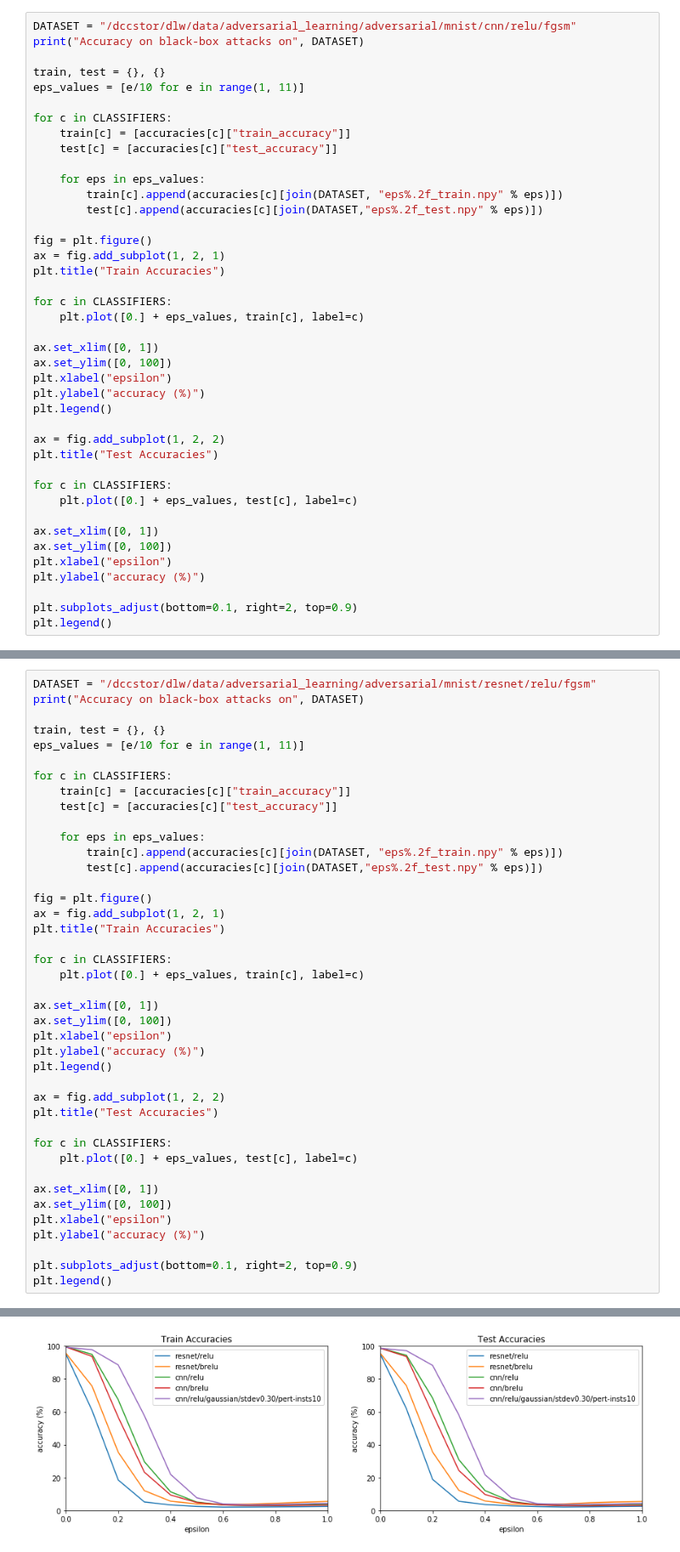
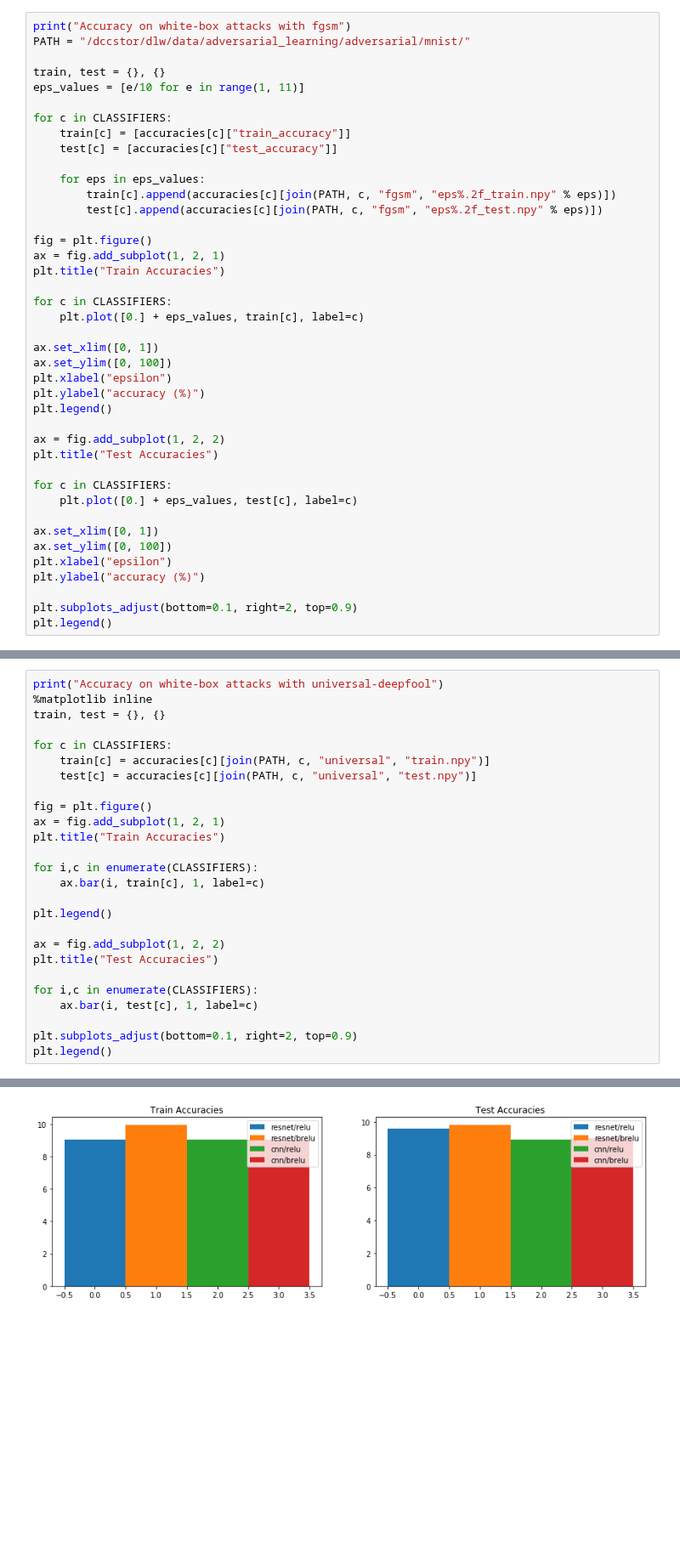
Before and after one commit to Trusted-AI/adversarial-robustness-toolbox, a Jupyter notebook: notebooks/white-box-results.ipynb, the cells around one changed output, grey strips where cells are left out. Shown at 85% size. Drawn from its saved outputs; the diff is of its cells as text; blank space fills up the shorter version.

Commit message:
restore white-box old version

```diff
--- a/notebooks/white-box-results.ipynb
+++ b/notebooks/white-box-results.ipynb
@@ -23,8 +23,8 @@ for c in CLASSIFIERS:
     with open(join(INPUT_PATH, c, "accuracies.json"), "r") as json_file:
         accuracies[c] = json.load(json_file)
 # %%
-DATASET = "/dccstor/dlw/data/adversarial_learning/adversarial/mnist/cnn/relu/fgsm"
-print("Accuracy on black-box attacks on", DATASET)
+print("Accuracy on white-box attacks with fgsm")
+PATH = "/dccstor/dlw/data/adversarial_learning/adversarial/mnist/"
 
 train, test = {}, {}
 eps_values = [e/10 for e in range(1, 11)]
@@ -34,8 +34,8 @@ for c in CLASSIFIERS:
     test[c] = [accuracies[c]["test_accuracy"]]
 
     for eps in eps_values:
-        train[c].append(accuracies[c][join(DATASET, "eps%.2f_train.npy" % eps)])
-        test[c].append(accuracies[c][join(DATASET,"eps%.2f_test.npy" % eps)])
+        train[c].append(accuracies[c][join(PATH, c, "fgsm", "eps%.2f_train.npy" % eps)])
+        test[c].append(accuracies[c][join(PATH, c, "fgsm", "eps%.2f_test.npy" % eps)])
 
 fig = plt.figure()
 ax = fig.add_subplot(1, 2, 1)
@@ -115,41 +112,26 @@ Accuracy on black-box attacks on /dccstor/dlw/data/adversarial_learning/adversar
 # %%
-DATASET = "/dccstor/dlw/data/adversarial_learning/adversarial/mnist/resnet/relu/fgsm"
-print("Accuracy on black-box attacks on", DATASET)
-
+print("Accuracy on white-box attacks with universal-deepfool")
+%matplotlib inline
 train, test = {}, {}
-eps_values = [e/10 for e in range(1, 11)]
 
 for c in CLASSIFIERS:
-    train[c] = [accuracies[c]["train_accuracy"]]
-    test[c] = [accuracies[c]["test_accuracy"]]
-
-    for eps in eps_values:
-        train[c].append(accuracies[c][join(DATASET, "eps%.2f_train.npy" % eps)])
-        test[c].append(accuracies[c][join(DATASET,"eps%.2f_test.npy" % eps)])
+    train[c] = accuracies[c][join(PATH, c, "universal", "train.npy")]
+    test[c] = accuracies[c][join(PATH, c, "universal", "test.npy")]
 
 fig = plt.figure()
 ax = fig.add_subplot(1, 2, 1)
 plt.title("Train Accuracies")
 
-for c in CLASSIFIERS:
-    plt.plot([0.] + eps_values, train[c], label=c)
+for i,c in enumerate(CLASSIFIERS):
+    ax.bar(i, train[c], 1, label=c)
 
-ax.set_xlim([0, 1])
-ax.set_ylim([0, 100])
-plt.xlabel("epsilon")
-plt.ylabel("accuracy (%)")
 plt.legend()
 
 ax = fig.add_subplot(1, 2, 2)
 plt.title("Test Accuracies")
 
-for c in CLASSIFIERS:
-    plt.plot([0.] + eps_values, test[c], label=c)
-
-ax.set_xlim([0, 1])
-ax.set_ylim([0, 100])
-plt.xlabel("epsilon")
-plt.ylabel("accuracy (%)")
+for i,c in enumerate(CLASSIFIERS):
+    ax.bar(i, test[c], 1, label=c)
 
 plt.subplots_adjust(bottom=0.1, right=2, top=0.9)
 plt.legend()
@@ -158,2 +140,2 @@ Accuracy on black-box attacks on /dccstor/dlw/data/adversarial_learning/adversar
 <matplotlib.legend.Legend at 0x...>
-[figure, old version]
+[figure, new version]
```
Also changed, not shown: parts of 6 cells of this notebook, 1 other file.
